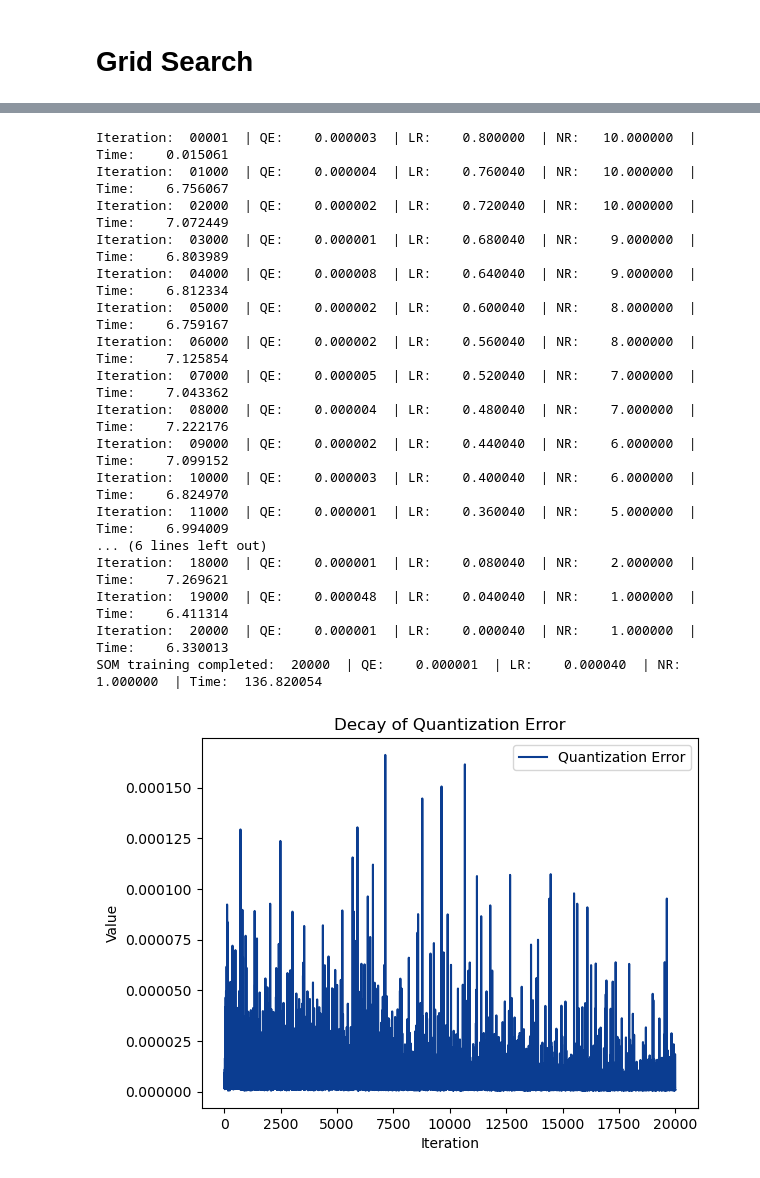
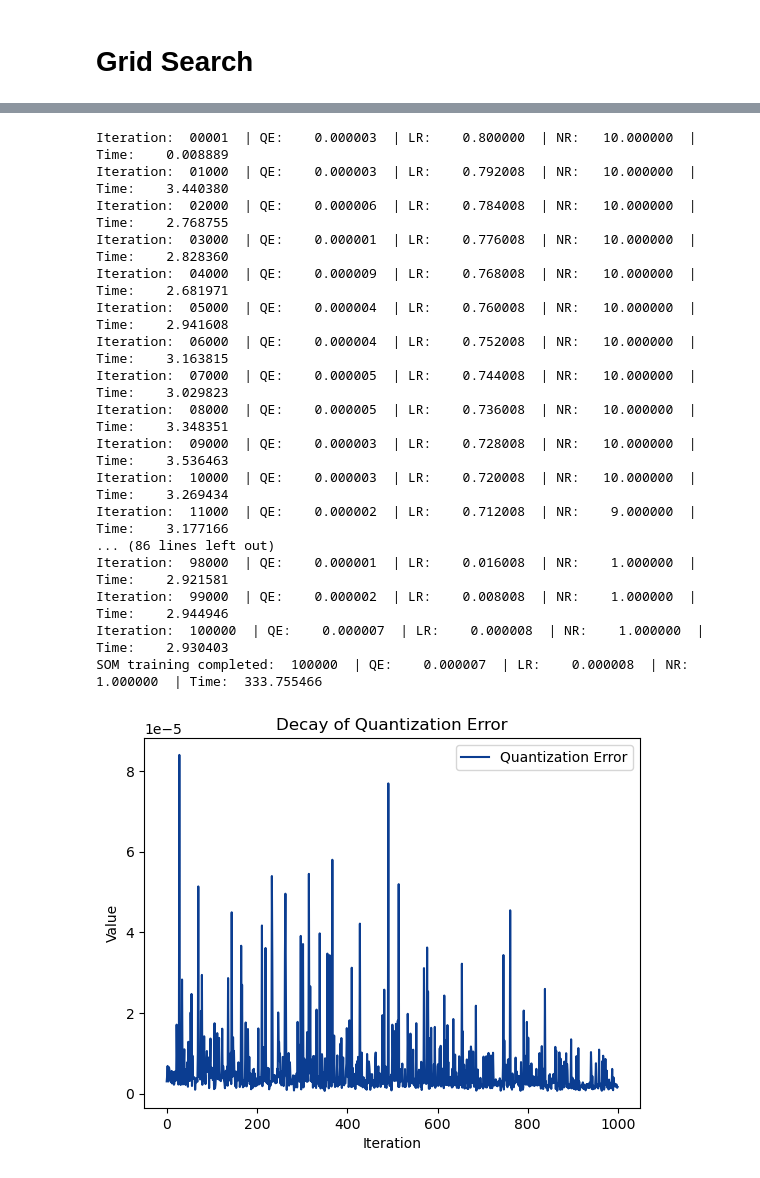
Before and after one commit to Attilio-Di-Vicino/ExoNet, a Jupyter notebook: unsupervised_learning/03_kt_som_unbal_wfa.ipynb, the cells around one changed output, grey strips where cells are left out. Cells and saved outputs as stored; diff of their text form; code cells hidden in the pictures.

```diff
--- a/unsupervised_learning/03_kt_som_unbal_wfa.ipynb
+++ b/unsupervised_learning/03_kt_som_unbal_wfa.ipynb
@@ -136,9 +118,9 @@ Best accuracy: 0.7648550724637682
 # %%
 best_param = {}
 best_param['W'] = None
-best_param['max_iter'] = 14000
-best_param['num_rows'] = 30
-best_param['num_cols'] = 30
+best_param['max_iter'] = 100000
+best_param['num_rows'] = 20
+best_param['num_cols'] = 20
 best_param['max_learning_rate'] = 0.8
 best_param['max_distance'] = 10
 best_param['distance_bmu'] = DistanceMetrics.manhattan_distance
@@ -148,7 +130,7 @@ best_param['W_FALSE_PLANET'] = 1
 best_param['K'] = 7
 # %%
 W = best_param['W']
-max_iter = 20000 # best_param['max_iter']
+max_iter = 100000 # best_param['max_iter']
 num_rows = best_param['num_rows']
 num_cols = best_param['num_cols']
 max_learning_rate = best_param['max_learning_rate']
@@ -165,34 +147,34 @@ som = SimpleSOM(X_train=X_train, y_train=y_train, W=None, max_iter=max_iter,
                 W_PLANET=w_planet, W_FALSE_PLANET=w_false_planet, K=K, n_jobs=4)
 params = som.fit(X_data=X_train, verbose=2)
 # %% [output]
-Iteration:  00001  | QE:    0.000003  | LR:    0.800000  | NR:   10.000000  | Time:    0.015061
-Iteration:  01000  | QE:    0.000004  | LR:    0.760040  | NR:   10.000000  | Time:    6.756067
-Iteration:  02000  | QE:    0.000002  | LR:    0.720040  | NR:   10.000000  | Time:    7.072449
-Iteration:  03000  | QE:    0.000001  | LR:    0.680040  | NR:    9.000000  | Time:    6.803989
-Iteration:  04000  | QE:    0.000008  | LR:    0.640040  | NR:    9.000000  | Time:    6.812334
-Iteration:  05000  | QE:    0.000002  | LR:    0.600040  | NR:    8.000000  | Time:    6.759167
-Iteration:  06000  | QE:    0.000002  | LR:    0.560040  | NR:    8.000000  | Time:    7.125854
-Iteration:  07000  | QE:    0.000005  | LR:    0.520040  | NR:    7.000000  | Time:    7.043362
-Iteration:  08000  | QE:    0.000004  | LR:    0.480040  | NR:    7.000000  | Time:    7.222176
-Iteration:  09000  | QE:    0.000002  | LR:    0.440040  | NR:    6.000000  | Time:    7.099152
-Iteration:  10000  | QE:    0.000003  | LR:    0.400040  | NR:    6.000000  | Time:    6.824970
-Iteration:  11000  | QE:    0.000001  | LR:    0.360040  | NR:    5.000000  | Time:    6.994009
-... (6 lines left out)
-Iteration:  18000  | QE:    0.000001  | LR:    0.080040  | NR:    2.000000  | Time:    7.269621
-Iteration:  19000  | QE:    0.000048  | LR:    0.040040  | NR:    1.000000  | Time:    6.411314
-Iteration:  20000  | QE:    0.000001  | LR:    0.000040  | NR:    1.000000  | Time:    6.330013
-SOM training completed:  20000  | QE:    0.000001  | LR:    0.000040  | NR:    1.000000  | Time:  136.820054
+Iteration:  00001  | QE:    0.000003  | LR:    0.800000  | NR:   10.000000  | Time:    0.008889
+Iteration:  01000  | QE:    0.000003  | LR:    0.792008  | NR:   10.000000  | Time:    3.440380
+Iteration:  02000  | QE:    0.000006  | LR:    0.784008  | NR:   10.000000  | Time:    2.768755
+Iteration:  03000  | QE:    0.000001  | LR:    0.776008  | NR:   10.000000  | Time:    2.828360
+Iteration:  04000  | QE:    0.000009  | LR:    0.768008  | NR:   10.000000  | Time:    2.681971
+Iteration:  05000  | QE:    0.000004  | LR:    0.760008  | NR:   10.000000  | Time:    2.941608
+Iteration:  06000  | QE:    0.000004  | LR:    0.752008  | NR:   10.000000  | Time:    3.163815
+Iteration:  07000  | QE:    0.000005  | LR:    0.744008  | NR:   10.000000  | Time:    3.029823
+Iteration:  08000  | QE:    0.000005  | LR:    0.736008  | NR:   10.000000  | Time:    3.348351
+Iteration:  09000  | QE:    0.000003  | LR:    0.728008  | NR:   10.000000  | Time:    3.536463
+Iteration:  10000  | QE:    0.000003  | LR:    0.720008  | NR:   10.000000  | Time:    3.269434
+Iteration:  11000  | QE:    0.000002  | LR:    0.712008  | NR:    9.000000  | Time:    3.177166
+... (86 lines left out)
+Iteration:  98000  | QE:    0.000001  | LR:    0.016008  | NR:    1.000000  | Time:    2.921581
+Iteration:  99000  | QE:    0.000002  | LR:    0.008008  | NR:    1.000000  | Time:    2.944946
+Iteration:  100000  | QE:    0.000007  | LR:    0.000008  | NR:    1.000000  | Time:    2.930403
+SOM training completed:  100000  | QE:    0.000007  | LR:    0.000008  | NR:    1.000000  | Time:  333.755466
 # %%
-REDUCE = 1
+REDUCE = 100
 plt.plot(range(max_iter//REDUCE), params['errors'][::REDUCE],
          label='Quantization Error', color=Color.SEA.value)
 plt.title('Decay of Quantization Error')
 plt.xlabel('Iteration')
 plt.ylabel('Value')
 plt.legend()
 plt.show()
 # %% [output]
-[figure, old version]
+[figure, new version]
 # %%
 plt.plot(range(max_iter), params['lr'], label='Learning Rate', color=Color.SUN.value)
 plt.title('Decay of Learning Rate')
```
Also changed, not shown: parts of 19 cells of this notebook, 3 other files.
